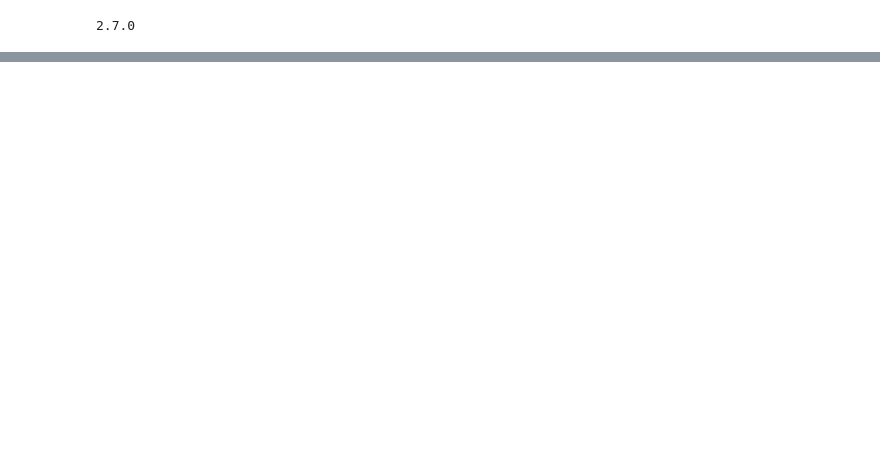
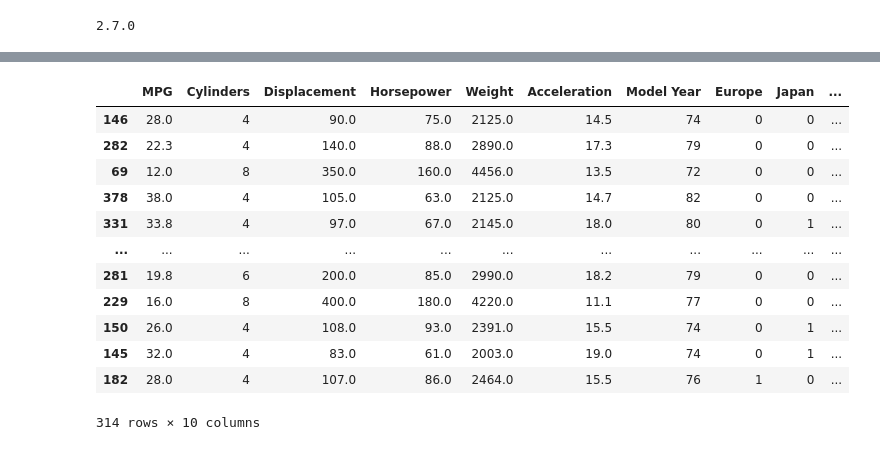
Before and after one commit to yvonnecshih/Python, a Jupyter notebook: reg.ipynb, the cells around one changed output, grey strips where cells are left out. Saved outputs shown, nothing was run; the diff lists cells and outputs as text; code cells hidden in the pictures; blank space fills up the shorter version.

```diff
--- a/reg.ipynb
+++ b/reg.ipynb
@@ -46,0 +69,16 @@ dataset
+# %%
+train_dataset
+# %% [output]
+|  | MPG | Cylinders | Displacement | Horsepower | Weight | Acceleration | Model Year | Europe | Japan | ... |
+| 146 | 28.0 | 4 | 90.0 | 75.0 | 2125.0 | 14.5 | 74 | 0 | 0 | ... |
+| 282 | 22.3 | 4 | 140.0 | 88.0 | 2890.0 | 17.3 | 79 | 0 | 0 | ... |
+| 69 | 12.0 | 8 | 350.0 | 160.0 | 4456.0 | 13.5 | 72 | 0 | 0 | ... |
+| 378 | 38.0 | 4 | 105.0 | 63.0 | 2125.0 | 14.7 | 82 | 0 | 0 | ... |
+| 331 | 33.8 | 4 | 97.0 | 67.0 | 2145.0 | 18.0 | 80 | 0 | 1 | ... |
+| ... | ... | ... | ... | ... | ... | ... | ... | ... | ... | ... |
+| 281 | 19.8 | 6 | 200.0 | 85.0 | 2990.0 | 18.2 | 79 | 0 | 0 | ... |
+| 229 | 16.0 | 8 | 400.0 | 180.0 | 4220.0 | 11.1 | 77 | 0 | 0 | ... |
+| 150 | 26.0 | 4 | 108.0 | 93.0 | 2391.0 | 15.5 | 74 | 0 | 1 | ... |
+| 145 | 32.0 | 4 | 83.0 | 61.0 | 2003.0 | 19.0 | 74 | 0 | 1 | ... |
+| 182 | 28.0 | 4 | 107.0 | 86.0 | 2464.0 | 15.5 | 76 | 1 | 0 | ... |
+314 rows × 10 columns
```
Also changed, not shown: parts of 26 cells of this notebook.
